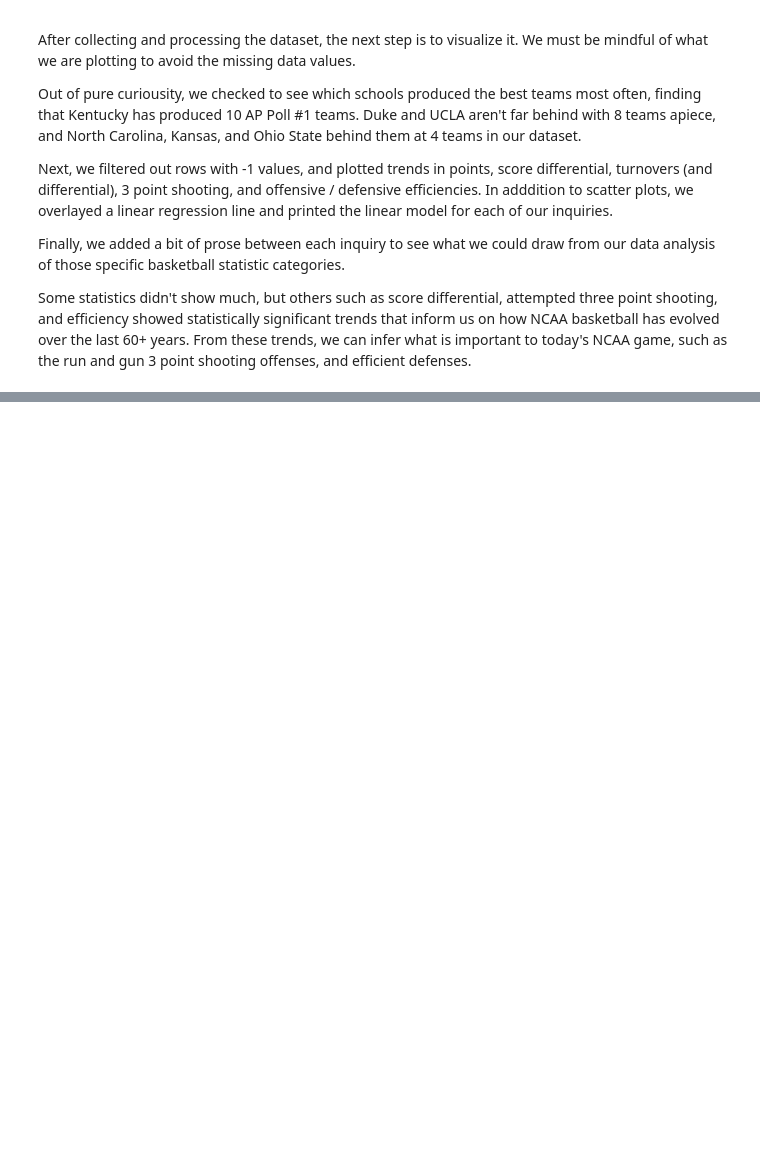
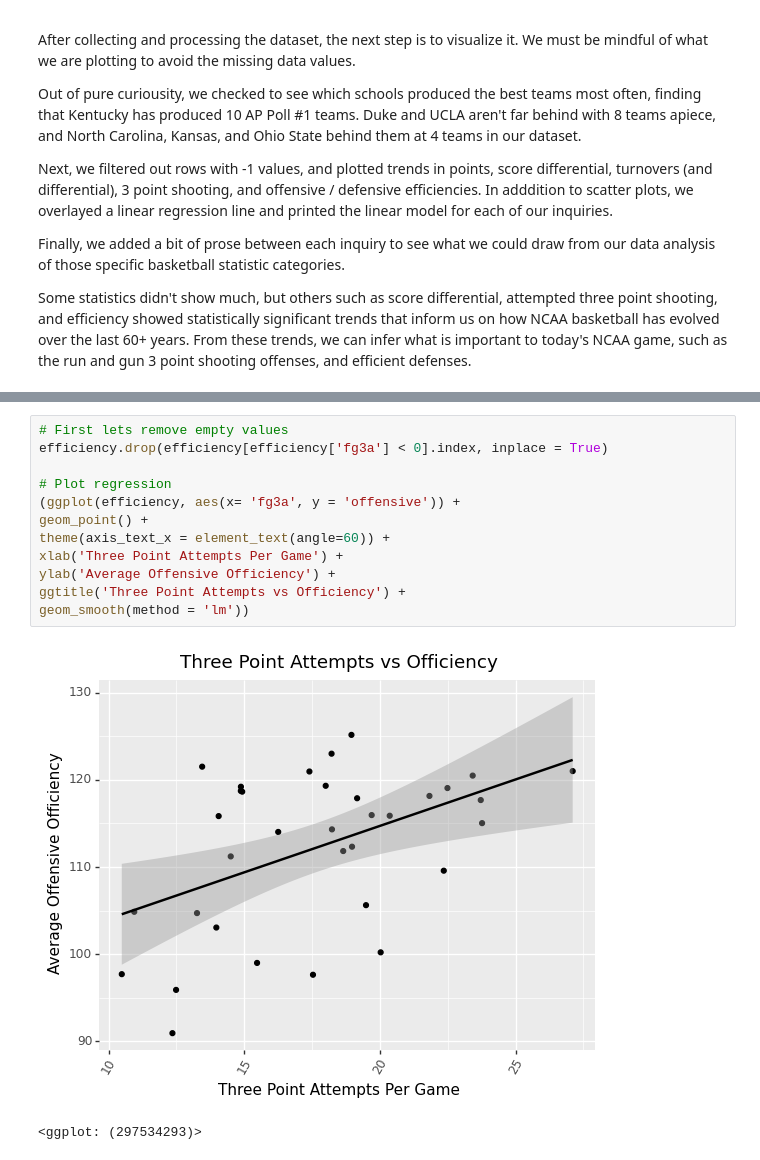
Before and after one commit to mhsmathew/College-Basketball-Data-Science-Analysis, a Jupyter notebook: Final Project Notebook.ipynb, the cells around one changed output, grey strips where cells are left out. Drawn from its saved outputs; the diff is of its cells as text; blank space fills up the shorter version.

```diff
--- a/Final Project Notebook.ipynb
+++ b/Final Project Notebook.ipynb
@@ -639,0 +654,15 @@ Some statistics didn't show much, but others such as score differential, attempt
+# %%
+# First lets remove empty values
+efficiency.drop(efficiency[efficiency['fg3a'] < 0].index, inplace = True)
+
+# Plot regression
+(ggplot(efficiency, aes(x= 'fg3a', y = 'offensive')) +
+geom_point() +
+theme(axis_text_x = element_text(angle=60)) +
+xlab('Three Point Attempts Per Game') +
+ylab('Average Offensive Officiency') +
+ggtitle('Three Point Attempts vs Officiency') +
+geom_smooth(method = 'lm'))
+# %% [output]
+[figure, added]
+<ggplot: (297534293)>
```
Also changed, not shown: parts of 32 cells of this notebook.
